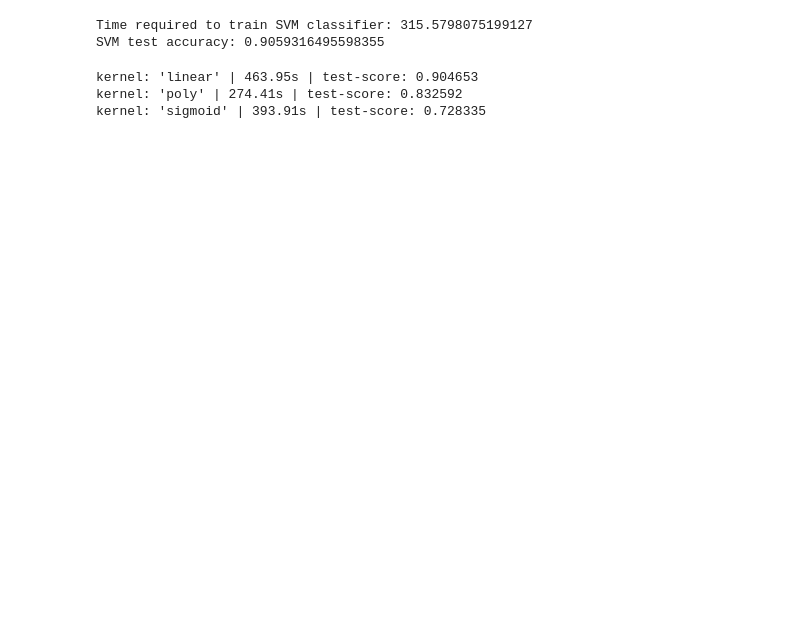
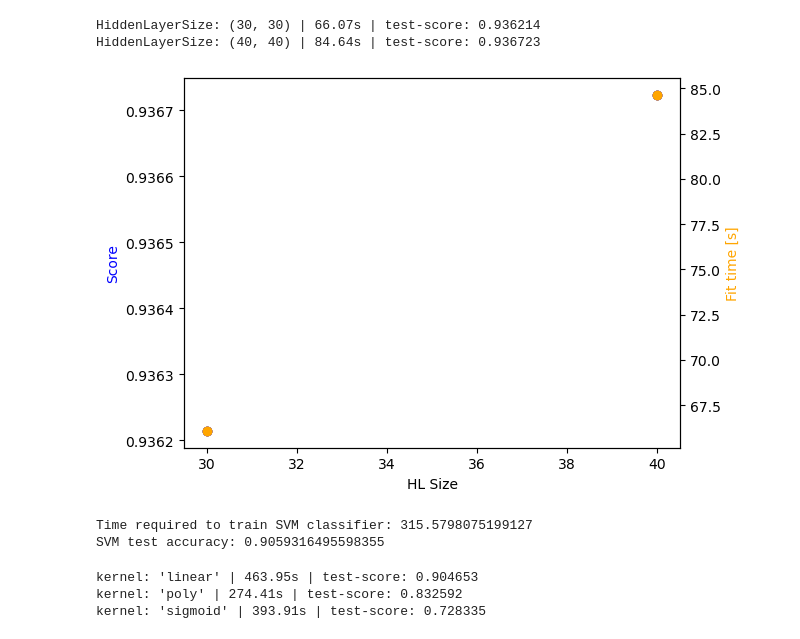
Before and after one commit to TheLoop705/assignment-1, a Jupyter notebook: assignment_1.ipynb, the cells around one changed output. Saved outputs shown, nothing was run; the diff lists cells and outputs as text; code cells hidden in the pictures; blank space fills up the shorter version.

```diff
--- a/assignment_1.ipynb
+++ b/assignment_1.ipynb
@@ -92,23 +96,28 @@ nn_results = nn_grid_search.cv_results_
 
 nn_mean_scores = nn_results['mean_test_score']
 nn_mean_times = nn_results['mean_fit_time']
-nn_params = nn_results['param_activation']
+nn_params = nn_results['param_hidden_layer_sizes']
 
 # Loop through each combination of hyperparameters
 for mean_score, mean_time, param in zip(nn_mean_scores, nn_mean_times, nn_params):
     print("HiddenLayerSize: %r | %.2fs | test-score: %f" % (param, mean_time, mean_score))
+# %% [output]
+HiddenLayerSize: (30, 30) | 66.07s | test-score: 0.936214
+HiddenLayerSize: (40, 40) | 84.64s | test-score: 0.936723
 # %%
 """ plot the results of the grid search against the hyperparameter values """
 fig, ax1 = plt.subplots()
 
 ax2 = ax1.twinx()
-ax1.plot(nn_params, nn_mean_scores, 'o:', label="Mean Score", linestyle=':')
-ax2.plot(nn_params, nn_mean_times, 'o:', color='orange', label="Mean Fit Time")
-ax1.set_xlabel('Activation function')
+ax1.plot(list(nn_params), nn_mean_scores, 'o', color='blue',label="Mean Score")
+ax2.plot(list(nn_params), nn_mean_times, 'o', color='orange', label="Mean Fit Time")
+ax1.set_xlabel('HL Size')
 ax1.set_ylabel('Score', color='blue')
 ax2.set_ylabel('Fit time [s]', color='orange')
 
 plt.show()
+# %% [output]
+[figure, added]
 # %%
 # Create a SVM classifier and train it on the training data
 svm_clf = SVC(kernel="rbf",random_state=42)
```
Also changed, not shown: parts of 6 cells of this notebook, 1 other file.
